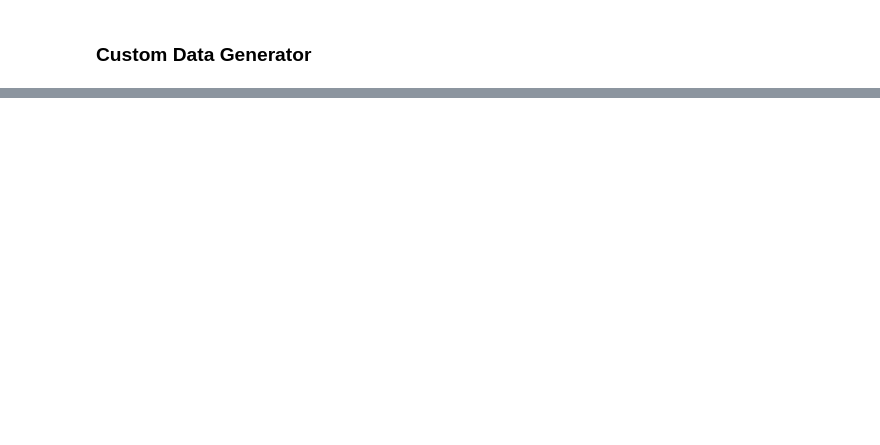
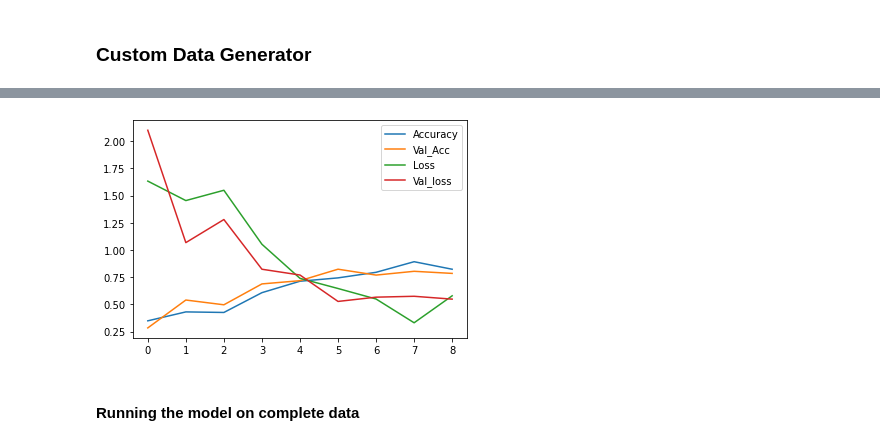
Before and after one commit to ayushabhinav/FlowerClassification, a Jupyter notebook: FlowerClassification.ipynb, the cells around one changed output, grey strips where cells are left out. Saved outputs shown, nothing was run; the diff lists cells and outputs as text; code cells hidden in the pictures; blank space fills up the shorter version.

```diff
--- a/FlowerClassification.ipynb
+++ b/FlowerClassification.ipynb
@@ -244,0 +424,15 @@ InvalidArgumentError: ignored
+# %%
+# building the model
+
+image_dim = (224, 224)
+
+inputs = keras.layers.Input(shape=[256,256, 3])
+X = keras.layers.Resizing(*image_dim)(inputs)
+X = base_model(inputs, training=False)
+X = keras.layers.GlobalAveragePooling2D()(X)
+X = keras.layers.Dropout(0.2)(X)
+X = keras.layers.Dense(128, activation='relu')(X)
+X = keras.layers.Dropout(0.5)(X)
+outputs = keras.layers.Dense(5, activation='softmax')(X)
+
+flower_model = keras.Model(inputs, outputs)
@@ -244,0 +459,12 @@ InvalidArgumentError: ignored
+# %%
+earlystopping    = tf.keras.callbacks.EarlyStopping(patience=3, monitor='val_accuracy', mode='max', restore_best_weights=True)
+
+filepath = os.path.join(os.getcwd(), 'flower_model_multiclass')
+if not os.path.exists(filepath):
+  os.makedirs(filepath)
+model_checkpoint = tf.keras.callbacks.ModelCheckpoint(filepath, monitor='val_accuracy', verbose=0, save_best_only=True, mode='max')
+# %%
+opt = tf.keras.optimizers.SGD(learning_rate=0.01)
+flower_model.compile(loss='categorical_crossentropy', optimizer=opt, metrics=['accuracy', tf.keras.metrics.AUC(multi_label=True, num_labels=5)])
+# %%
+history = flower_model.fit(ablation_train_data, validation_data=validation_data, epochs=10, callbacks=[earlystopping, model_checkpoint])
@@ -244,0 +495,13 @@ InvalidArgumentError: ignored
+# %%
+plt.plot(history.history['accuracy'], label='Accuracy')
+plt.plot(history.history['val_accuracy'], label='Val_Acc')
+
+plt.plot(history.history['loss'], label='Loss')
+plt.plot(history.history['val_loss'], label='Val_loss')
+
+plt.legend()
+plt.show()
+# %% [output]
+[figure, added]
+# %% [markdown]
+#### Running the model on complete data
```
Also changed, not shown: parts of 39 cells of this notebook.
